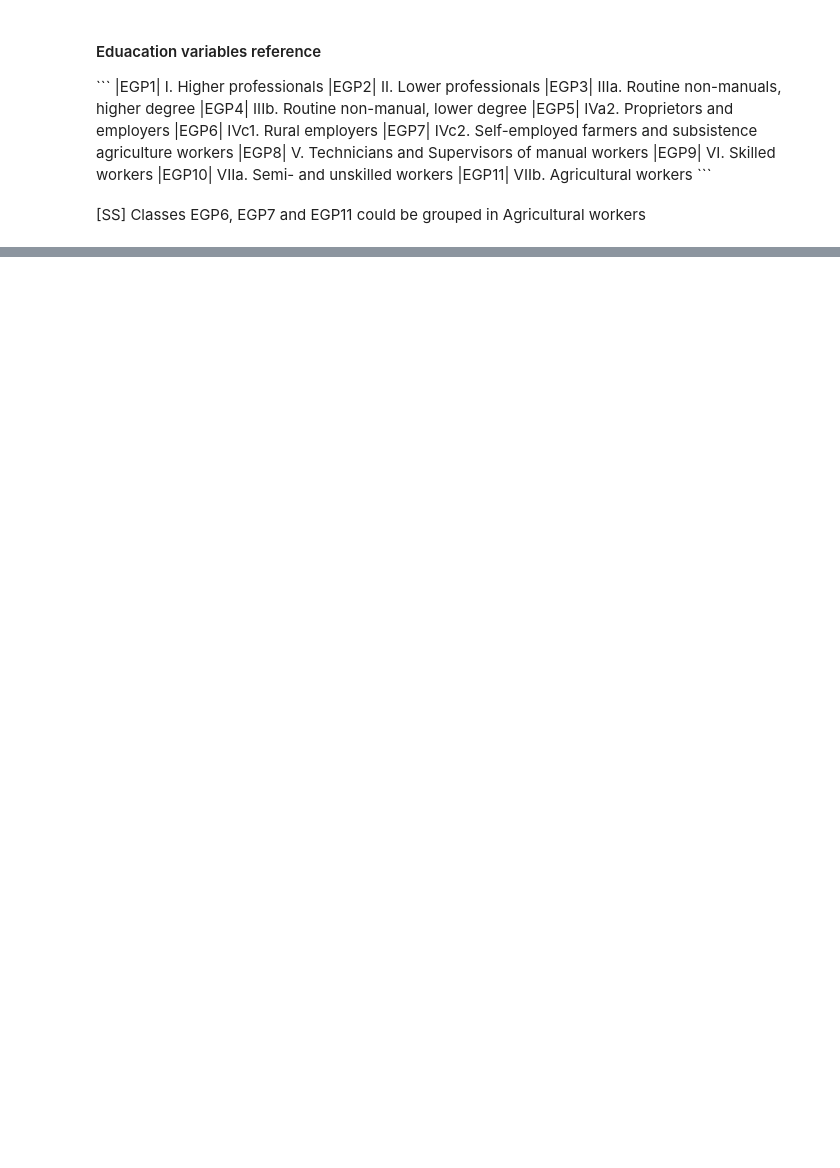
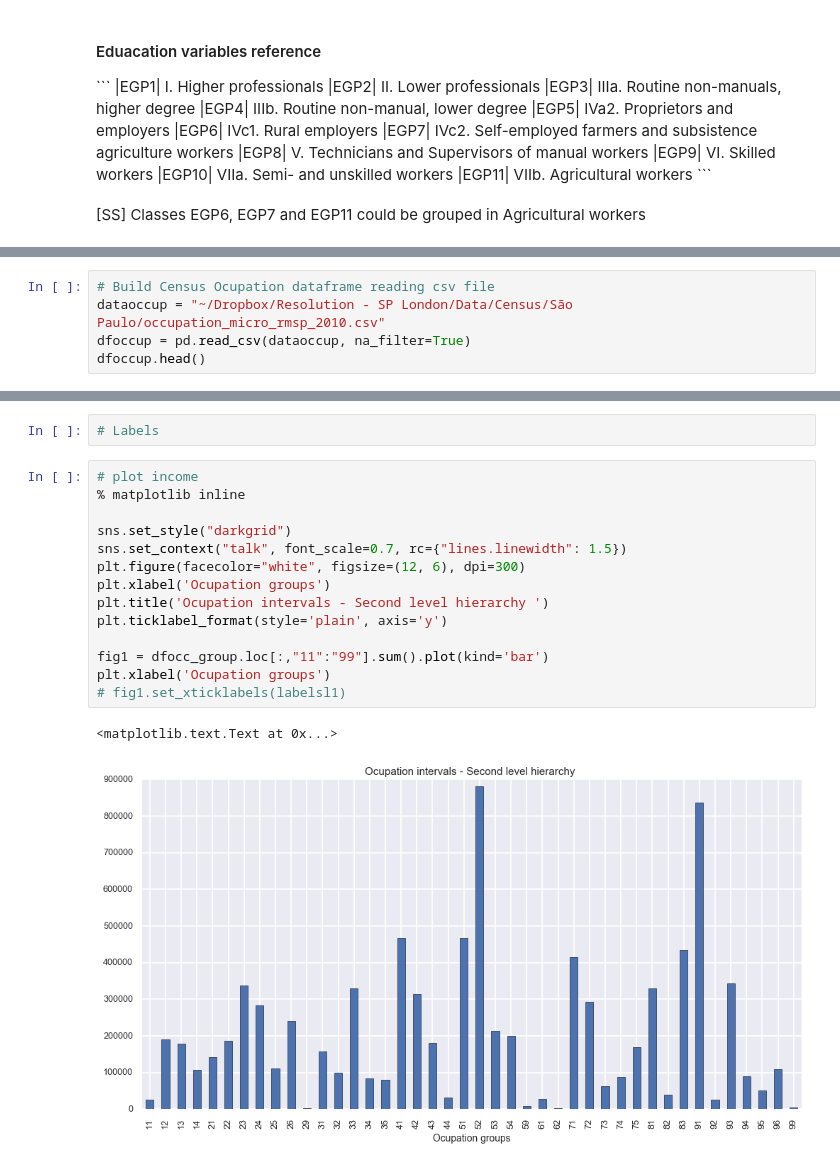
Before and after one commit to sandrofsousa/Resolution, a Jupyter notebook: Histograms - Sao Paulo.ipynb, the cells around one changed output, grey strips where cells are left out. Drawn from its saved outputs; the diff is of its cells as text; blank space fills up the shorter version.

```diff
--- a/Histograms - Sao Paulo.ipynb
+++ b/Histograms - Sao Paulo.ipynb
@@ -225,0 +165,5 @@ ocupation.sum().plot(kind='bar')
+# %%
+# Build Census Ocupation dataframe reading csv file
+dataoccup = "~/Dropbox/Resolution - SP London/Data/Census/São Paulo/occupation_micro_rmsp_2010.csv"
+dfoccup = pd.read_csv(dataoccup, na_filter=True)
+dfoccup.head()
@@ -225,0 +304,19 @@ ocupation.sum().plot(kind='bar')
+# %%
+# Labels
+# %%
+# plot income
+% matplotlib inline
+
+sns.set_style("darkgrid")
+sns.set_context("talk", font_scale=0.7, rc={"lines.linewidth": 1.5})
+plt.figure(facecolor="white", figsize=(12, 6), dpi=300)
+plt.xlabel('Ocupation groups')
+plt.title('Ocupation intervals - Second level hierarchy ')
+plt.ticklabel_format(style='plain', axis='y')
+
+fig1 = dfocc_group.loc[:,"11":"99"].sum().plot(kind='bar')
+plt.xlabel('Ocupation groups')
+# fig1.set_xticklabels(labelsl1)
+# %% [output]
+<matplotlib.text.Text at 0x...>
+[figure, added]
```
Also changed, not shown: parts of 38 cells of this notebook.
